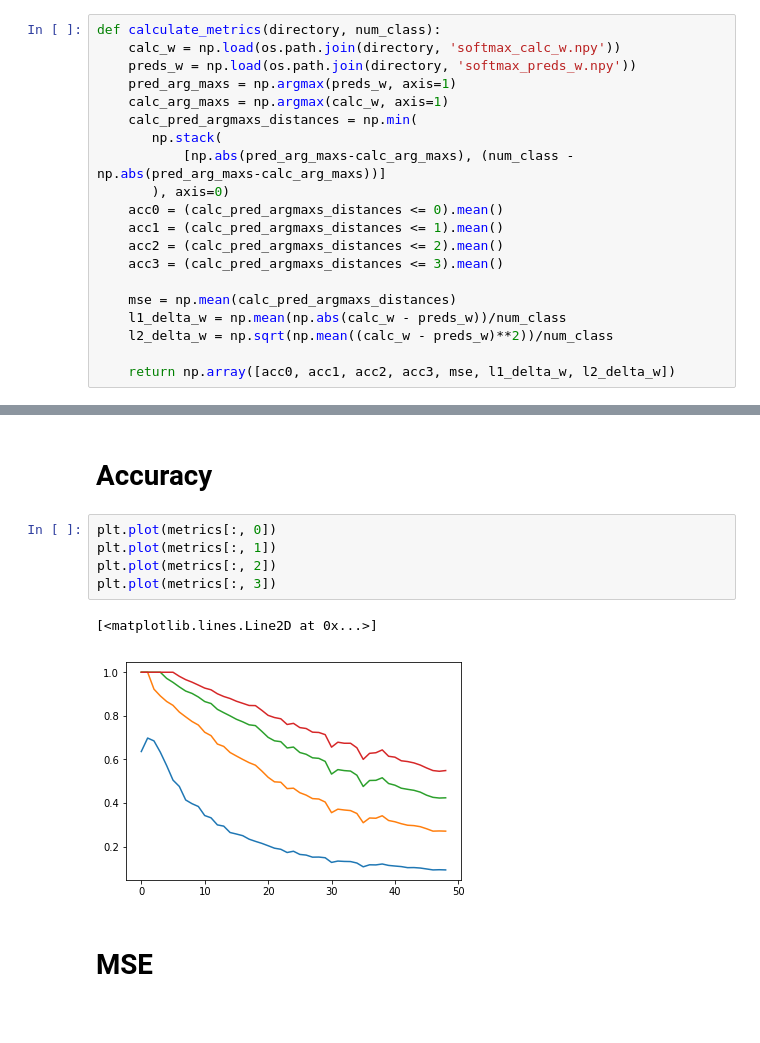
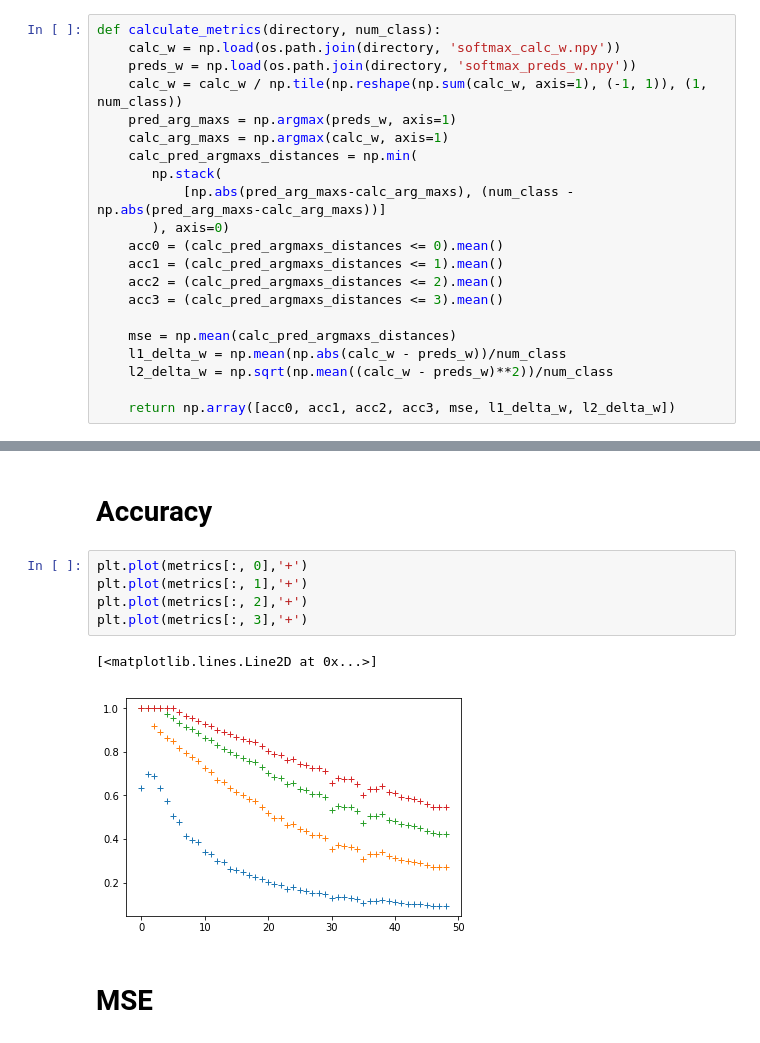
Before and after one commit to klasocha/HiggsCP, a Jupyter notebook: notebooks/Analyze_different_class_num.ipynb, the cells around one changed output, grey strips where cells are left out. Saved outputs shown, nothing was run; the diff lists cells and outputs as text.

```diff
--- a/notebooks/Analyze_different_class_num.ipynb
+++ b/notebooks/Analyze_different_class_num.ipynb
@@ -36,6 +36,7 @@ filenames[0]
 def calculate_metrics(directory, num_class):
     calc_w = np.load(os.path.join(directory, 'softmax_calc_w.npy'))
     preds_w = np.load(os.path.join(directory, 'softmax_preds_w.npy'))
+    calc_w = calc_w / np.tile(np.reshape(np.sum(calc_w, axis=1), (-1, 1)), (1, num_class))
     pred_arg_maxs = np.argmax(preds_w, axis=1)
     calc_arg_maxs = np.argmax(calc_w, axis=1)
     calc_pred_argmaxs_distances = np.min(
@@ -61,13 +62,13 @@ metrics = np.stack(metrics)
 # %% [markdown]
 # Accuracy
 # %%
-plt.plot(metrics[:, 0])
-plt.plot(metrics[:, 1])
-plt.plot(metrics[:, 2])
-plt.plot(metrics[:, 3])
+plt.plot(metrics[:, 0],'+')
+plt.plot(metrics[:, 1],'+')
+plt.plot(metrics[:, 2],'+')
+plt.plot(metrics[:, 3],'+')
 # %% [output]
 [<matplotlib.lines.Line2D at 0x...>]
-[figure, old version]
+[figure, new version]
 # %% [markdown]
 # MSE
 # %%
```
Also changed, not shown: parts of 15 cells of this notebook, 1 other file.
